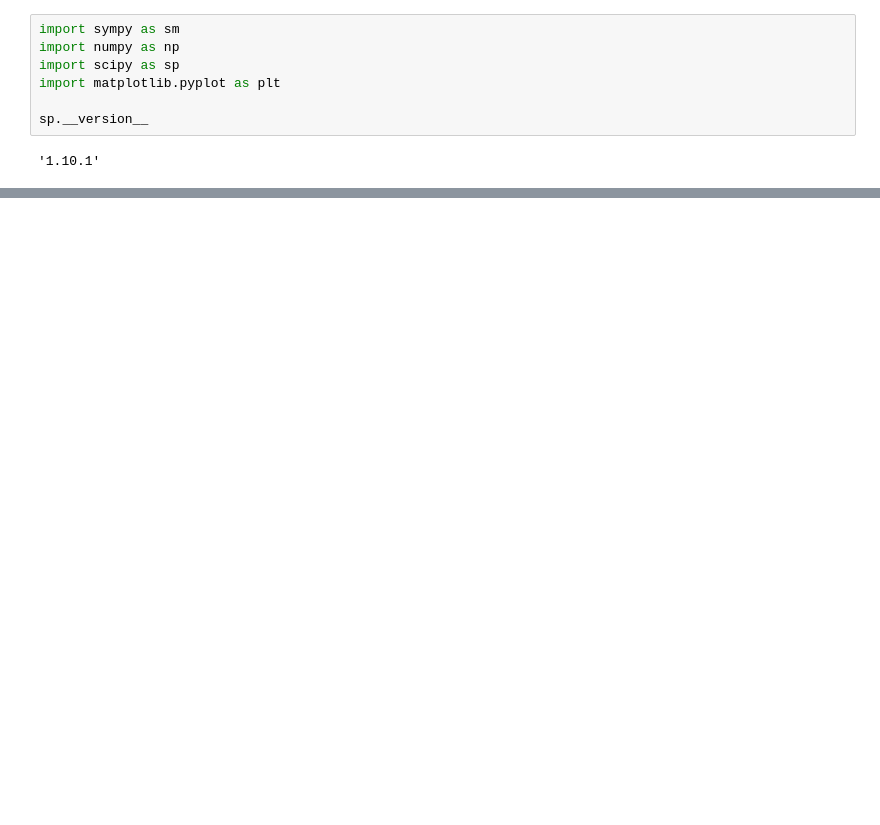
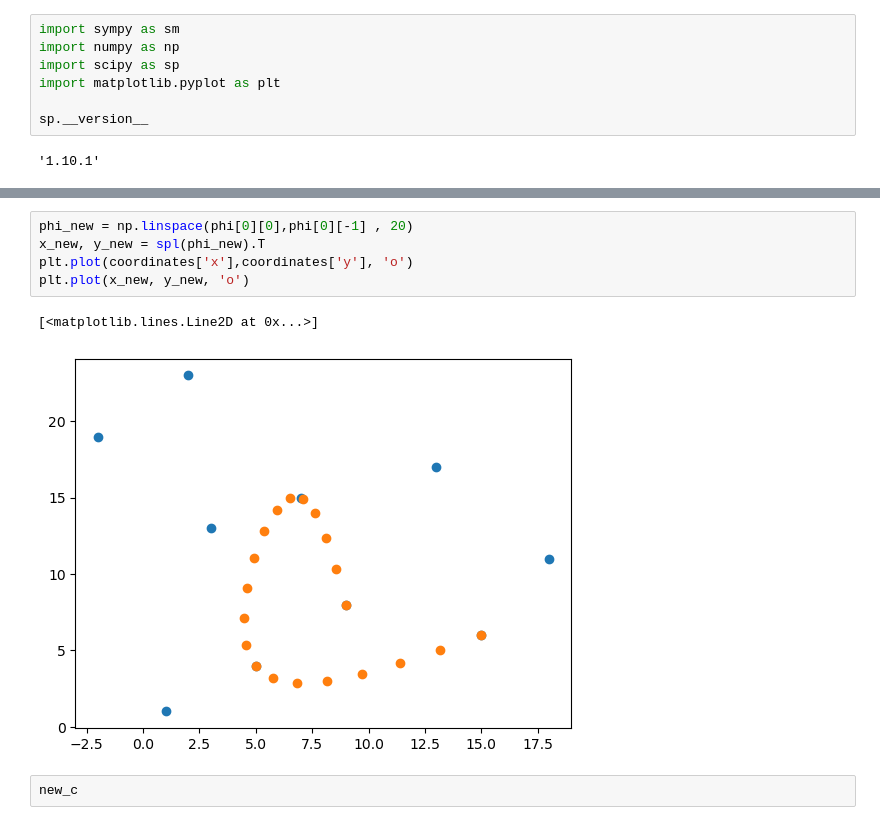
Before and after one commit to dvogureckiy99/TPandC, a Jupyter notebook: lab1.ipynb, the cells around one changed output, grey strips where cells are left out. Saved outputs shown, nothing was run; the diff lists cells and outputs as text; blank space fills up the shorter version.

```diff
--- a/lab1.ipynb
+++ b/lab1.ipynb
@@ -18,3 +64,13 @@ coordinates = {'x':x, 'y':y}
+# %%
+phi_new = np.linspace(phi[0][0],phi[0][-1] , 20)
+x_new, y_new = spl(phi_new).T
+plt.plot(coordinates['x'],coordinates['y'], 'o')
+plt.plot(x_new, y_new, 'o')
+# %% [output]
+[<matplotlib.lines.Line2D at 0x...>]
+[figure, added]
+# %%
+new_c
 # %%
 fig, ax = plt.subplots(1,1,figsize = (20,5))
 ax = [ax, 1]
```
Also changed, not shown: parts of 6 cells of this notebook.
